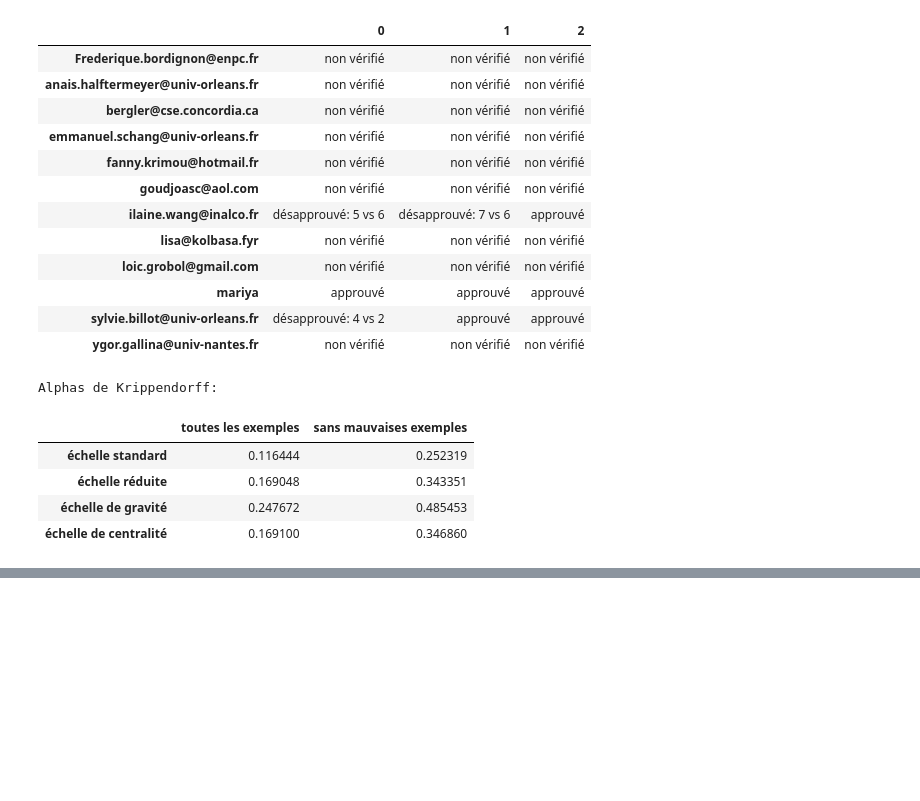
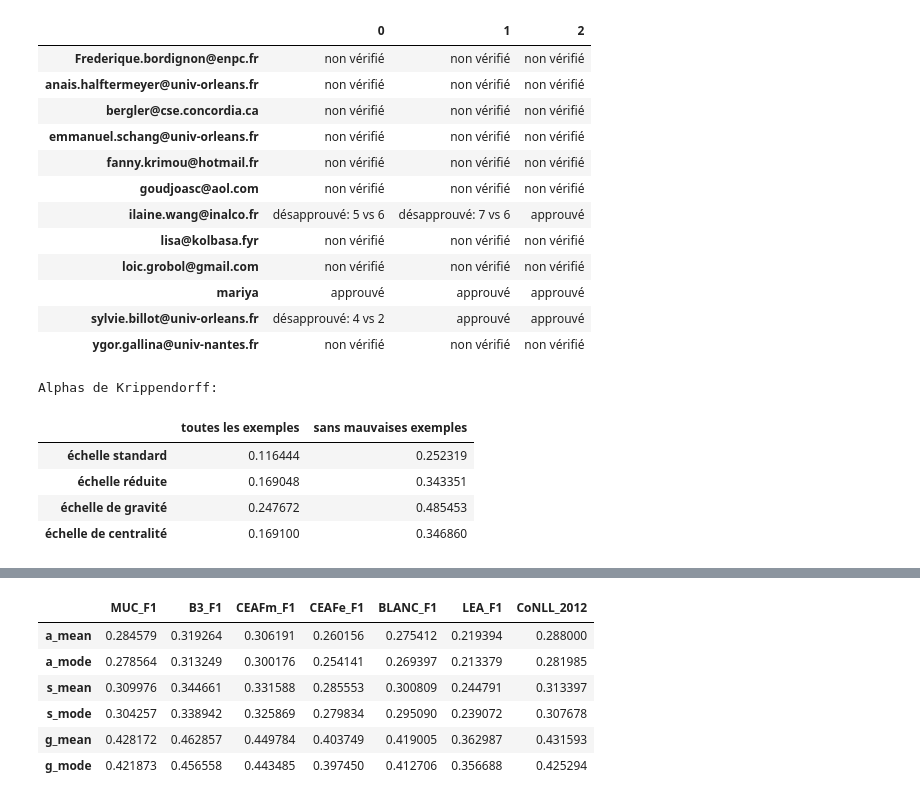
Before and after one commit to project178/coref-metrics-vs-humans, a Jupyter notebook: data_analysis.ipynb, the cells around one changed output, grey strips where cells are left out. Drawn from its saved outputs; the diff is of its cells as text; code cells hidden in the pictures; blank space fills up the shorter version.

```diff
--- a/data_analysis.ipynb
+++ b/data_analysis.ipynb
@@ -199,6 +187,7 @@ s_mode = small[good_index].astype(float).mode().mean()*1.75
 gravity_to_num = {"grave":0., "pas grave":1., "pas de fautes":2.}
 g_mean = gravity_eval.applymap(lambda x : gravity_to_num[x] if x in gravity_to_num.keys() else x).mean()*3.5
 g_mode = gravity_eval.applymap(lambda x : gravity_to_num[x] if x in gravity_to_num.keys() else x).mode().mean()*3.5
+average = {"a_mean":a_mean, "a_mode":a_mode, "s_mean":s_mean, "s_mode":s_mode, "g_mean":g_mean, "g_mode":g_mode}
 bars = {"moyenne":{i:pd.Series([a_mean[i], s_mean[i], g_mean[i], fs[i]["MUC_F1"]*7, fs[i]["B3_F1"]*7, fs[i]["CEAFm_F1"]*7, fs[i]["CEAFe_F1"]*7, fs[i]["BLANC_F1"]*7, fs[i]["LEA_F1"]*7, fs[i]["CoNLL_2012"]*7], index=["standard", "réduit", "gravité_moyenne", "MUC", "B_CUBED", "CEAFm", "CEAFe", "BLANC", "LEA", "CoNLL"]) for i in good_index}, "mode":{i:pd.Series([a_mode[i], s_mode[i], g_mode[i], fs[i]["MUC_F1"]*7, fs[i]["B3_F1"]*7, fs[i]["CEAFm_F1"]*7, fs[i]["CEAFe_F1"]*7, fs[i]["BLANC_F1"]*7, fs[i]["LEA_F1"]*7, fs[i]["CoNLL_2012"]*7], index=["standard", "réduit", "gravité_moyenne", "MUC", "B_CUBED", "CEAFm", "CEAFe", "BLANC", "LEA", "CoNLL"]) for i in good_index}}
 
 
@@ -230,0 +211,19 @@ for name, profile in profiles.items():
+# %%
+differences = {metric : {a_name : fs[good_index].loc[metric]-a/7 for a_name, a in average.items()} for metric in fs.index}
+differences_abs = {metric: {a_name : (fs[good_index].loc[metric]-a/7).abs() for a_name, a in average.items()} for metric in fs.index}
+differences_pos = {metric : {name : difference[difference > 0] for name, difference in users.items()} for metric, users in differences.items()}
+differences_neg = {metric : {name : difference[difference < 0] for name, difference in users.items()} for metric, users in differences.items()}
+means = {metric : {name : difference.mean() for name, difference in users.items()} for metric, users in differences.items()}
+means_abs = {metric : {name : difference.mean() for name, difference in users.items()} for metric, users in differences_abs.items()}
+means_pos = {metric : {name : difference.mean() for name, difference in users.items()} for metric, users in differences_pos.items()}
+means_neg = {metric : {name : difference.mean() for name, difference in users.items()  if not(difference.empty)} for metric, users in differences_neg.items()}
+# %%
+pd.DataFrame.from_dict(means)
+# %% [output]
+|  | MUC_F1 | B3_F1 | CEAFm_F1 | CEAFe_F1 | BLANC_F1 | LEA_F1 | CoNLL_2012 |
+| a_mean | 0.284579 | 0.319264 | 0.306191 | 0.260156 | 0.275412 | 0.219394 | 0.288000 |
+| a_mode | 0.278564 | 0.313249 | 0.300176 | 0.254141 | 0.269397 | 0.213379 | 0.281985 |
+| s_mean | 0.309976 | 0.344661 | 0.331588 | 0.285553 | 0.300809 | 0.244791 | 0.313397 |
+| s_mode | 0.304257 | 0.338942 | 0.325869 | 0.279834 | 0.295090 | 0.239072 | 0.307678 |
+| g_mean | 0.428172 | 0.462857 | 0.449784 | 0.403749 | 0.419005 | 0.362987 | 0.431593 |
+| g_mode | 0.421873 | 0.456558 | 0.443485 | 0.397450 | 0.412706 | 0.356688 | 0.425294 |
```
Also changed, not shown: parts of 22 cells of this notebook.
